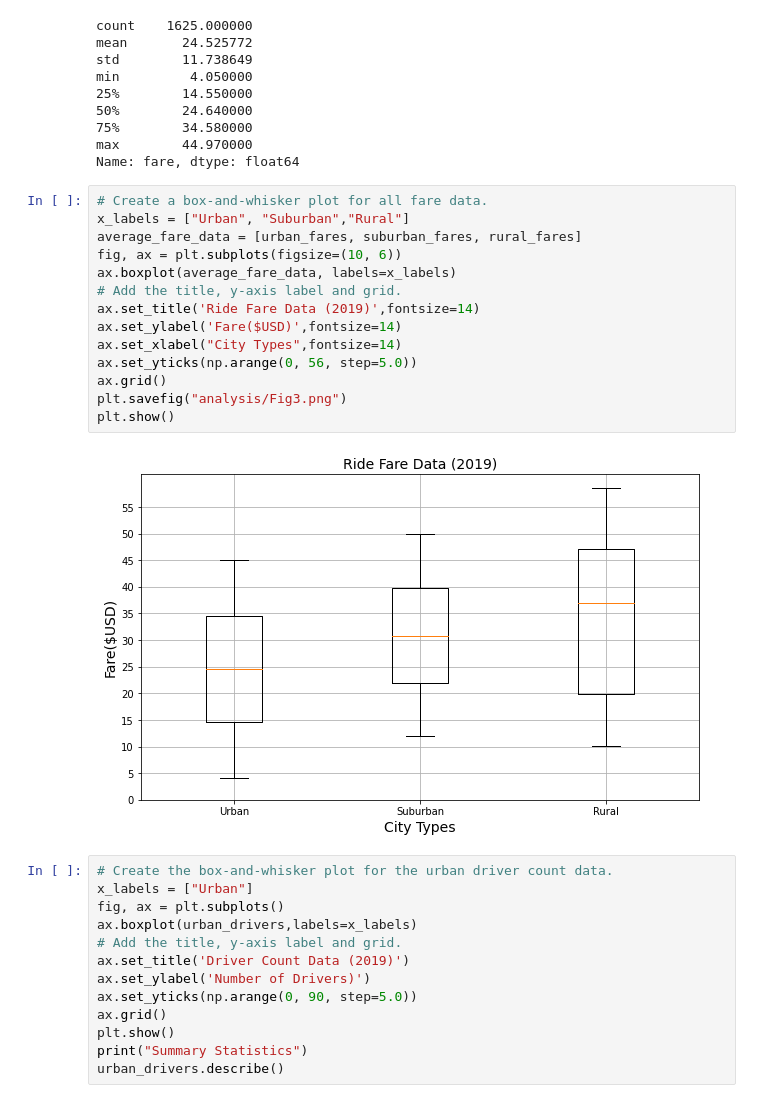
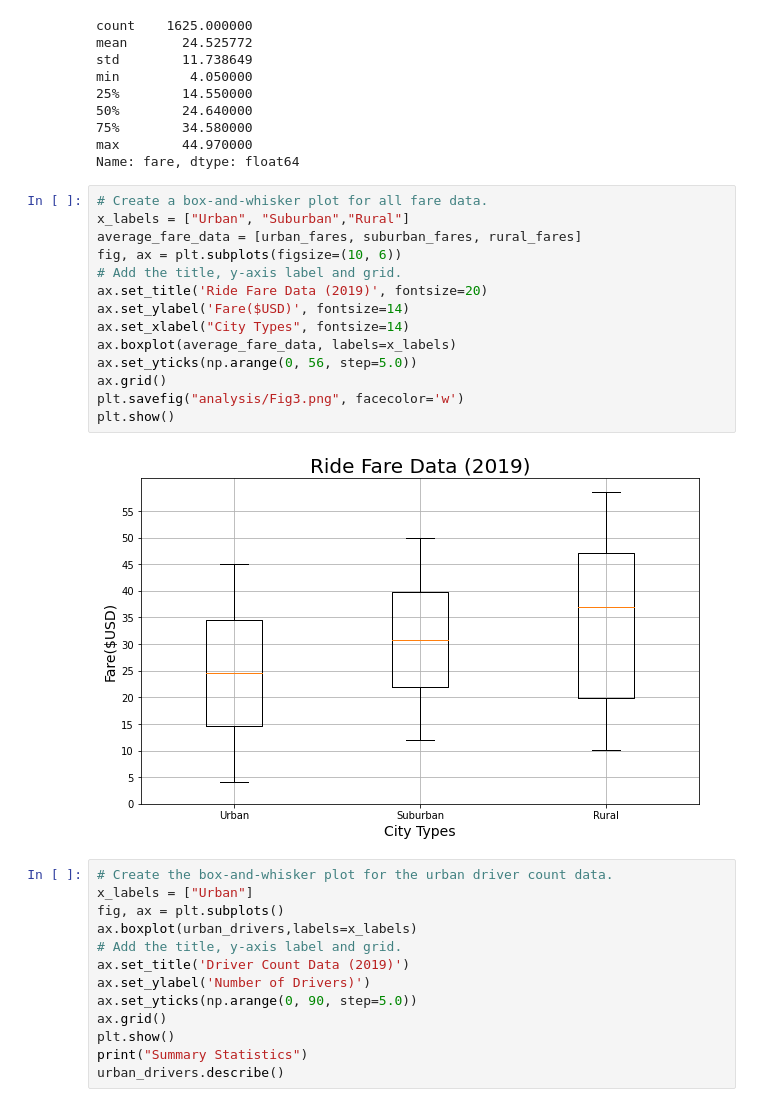
Before and after one commit to jbenasuli/PyBer_Analysis, a Jupyter notebook: PyBer.ipynb, the cells around one changed output. Drawn from its saved outputs; the diff is of its cells as text.

Commit message:
adding/reformating charts

```diff
--- a/PyBer.ipynb
+++ b/PyBer.ipynb
@@ -697,19 +715,19 @@ Name: fare, dtype: float64
 # %%
 # Create a box-and-whisker plot for all fare data.
 x_labels = ["Urban", "Suburban","Rural"]
 average_fare_data = [urban_fares, suburban_fares, rural_fares]
 fig, ax = plt.subplots(figsize=(10, 6))
+# Add the title, y-axis label and grid.
+ax.set_title('Ride Fare Data (2019)', fontsize=20)
+ax.set_ylabel('Fare($USD)', fontsize=14)
+ax.set_xlabel("City Types", fontsize=14)
 ax.boxplot(average_fare_data, labels=x_labels)
-# Add the title, y-axis label and grid.
-ax.set_title('Ride Fare Data (2019)',fontsize=14)
-ax.set_ylabel('Fare($USD)',fontsize=14)
-ax.set_xlabel("City Types",fontsize=14)
 ax.set_yticks(np.arange(0, 56, step=5.0))
 ax.grid()
-plt.savefig("analysis/Fig3.png")
+plt.savefig("analysis/Fig3.png", facecolor='w')
 plt.show()
 # %% [output]
-[figure, old version]
+[figure, new version]
 # %%
 # Create the box-and-whisker plot for the urban driver count data.
 x_labels = ["Urban"]
```
Also changed, not shown: parts of 17 cells of this notebook, 7 other files.
